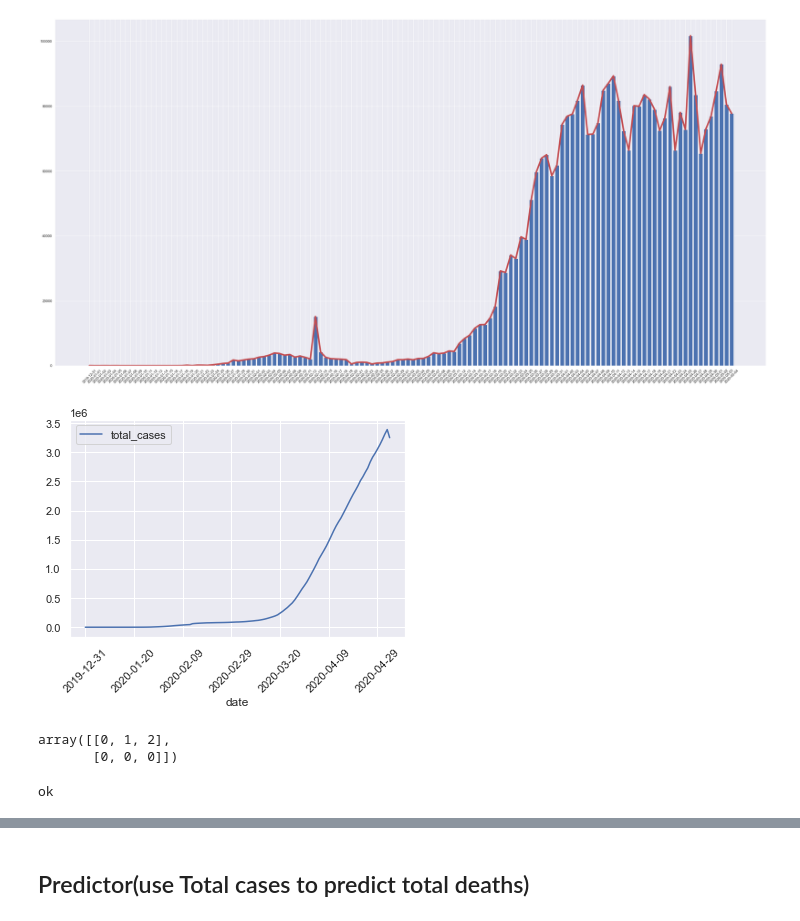
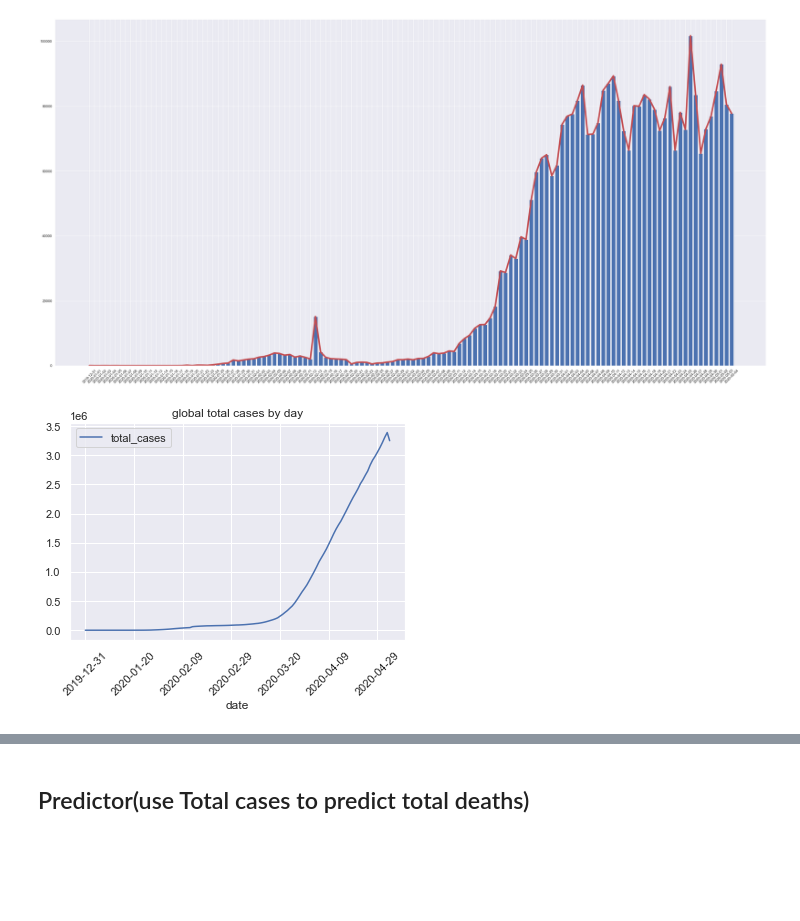
Before and after one commit to yoyo6022/covid-19, a Jupyter notebook: covid-19 analyse.ipynb, the cells around one changed output, grey strips where cells are left out. Cells and saved outputs as stored; diff of their text form; code cells hidden in the pictures; blank space fills up the shorter version.

```diff
--- a/covid-19 analyse.ipynb
+++ b/covid-19 analyse.ipynb
@@ -124,7 +126,7 @@ pivot_df_totalcases=ndf.pivot_table('total_cases', index='date',aggfunc=np.sum)
 # %%
 pivot_df_totalcases.plot()
 plt.xticks(rotation=45)
-
+plt.title('global total cases by day')
 plt.show()
 # %% [output]
-[figure, old version]
+[figure, new version]
@@ -135,13 +132,0 @@ z = x - y
-# %%
-z
-# %% [output]
-array([[0, 1, 2],
-       [0, 0, 0]])
-# %%
-x = 4
-if x > 6 :
-    print("high")
-elif x > 3 : print("ok")
-else : print("low")
-# %% [output]
-ok
```
Also changed, not shown: parts of 36 cells of this notebook.
